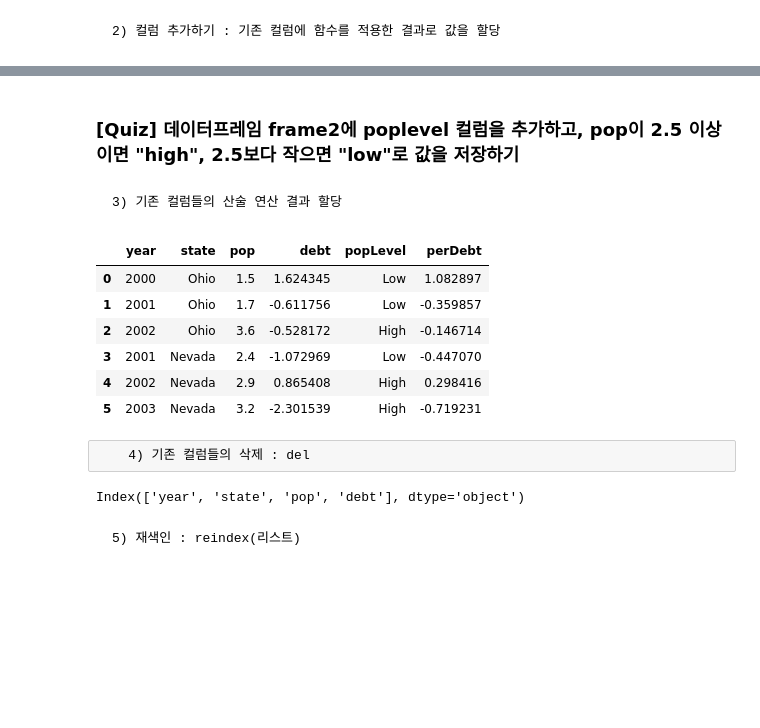
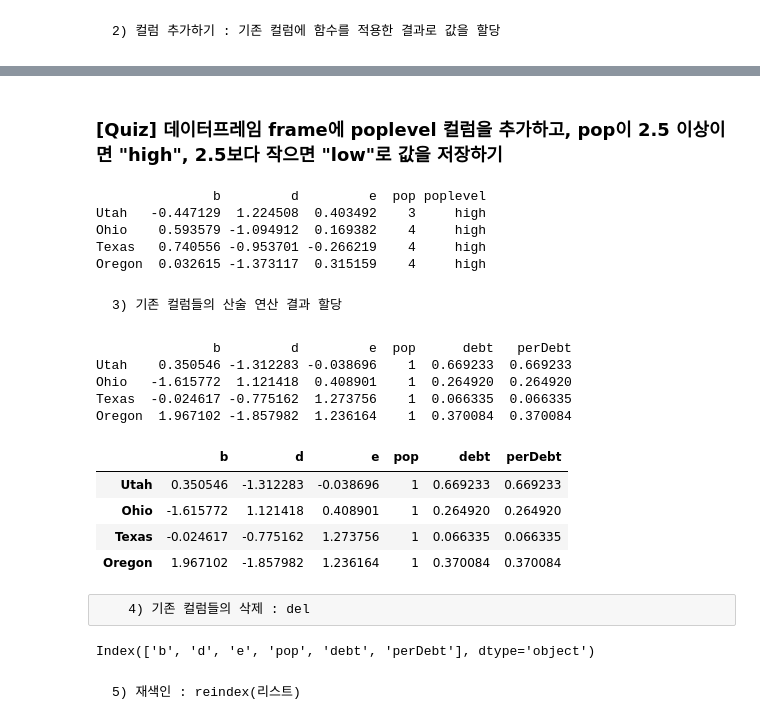
Before and after one commit to NaDongHwi/python_basic_3, a Jupyter notebook: ch05_update_class.ipynb, the cells around one changed output, grey strips where cells are left out. Cells and saved outputs as stored; diff of their text form; code cells hidden in the pictures; blank space fills up the shorter version.

```diff
--- a/ch05_update_class.ipynb
+++ b/ch05_update_class.ipynb
@@ -1019,26 +1109,69 @@ Oregon -0.390402 -0.064310  0.662553
 # %% [markdown]
-### [Quiz] 데이터프레임 frame2에 poplevel 컬럼을 추가하고, pop이 2.5 이상이면 "high", 2.5보다 작으면 "low"로 값을 저장하기
+### [Quiz] 데이터프레임 frame에 poplevel 컬럼을 추가하고, pop이 2.5 이상이면 "high", 2.5보다 작으면 "low"로 값을 저장하기
+# %%
+import numpy as np
+import pandas as pd
+frame = pd.DataFrame(np.random.standard_normal((4,3)),
+                     columns = list("bde"),
+                     index = ["Utah", "Ohio","Texas", "Oregon"])
+frame["pop"] = np.random.randint(1, 5, size=4)
+frame["poplevel"] = np.where(frame["pop"] >= 2.5, "high", "low")
+print(frame)
+# %% [output]
+               b         d         e  pop poplevel
+Utah   -0.447129  1.224508  0.403492    3     high
+Ohio    0.593579 -1.094912  0.169382    4     high
+Texas   0.740556 -0.953701 -0.266219    4     high
+Oregon  0.032615 -1.373117  0.315159    4     high
 # %% [markdown]
     3) 기존 컬럼들의 산술 연산 결과 할당
+# %%
+import numpy as np
+import pandas as pd
+
+# 데이터프레임 생성
+frame = pd.DataFrame(np.random.standard_normal((4,3)),
+                     columns = list("bde"),
+                     index = ["Utah", "Ohio","Texas", "Oregon"])
+
+# 'pop' 컬럼 생성
+frame["pop"] = np.random.randint(1, 5, size=4)
+
+# 'debt' 컬럼 생성
+frame["debt"] = np.random.rand(4)
+
+# 'perDebt' 컬럼 추가
+frame['perDebt'] = frame['debt'] / frame['pop']
+
+# 결과 출력
+print(frame)
+# %% [output]
+               b         d         e  pop      debt   perDebt
+Utah    0.350546 -1.312283 -0.038696    1  0.669233  0.669233
+Ohio   -1.615772  1.121418  0.408901    1  0.264920  0.264920
+Texas  -0.024617 -0.775162  1.273756    1  0.066335  0.066335
+Oregon  1.967102 -1.857982  1.236164    1  0.370084  0.370084
 # %%
 # perDebt 컬럼을 추가하고, debt을 pop의 값을 나눈 값으로 할당하기
-frame2['perDebt'] = frame2['debt']/frame2['pop']
-frame2
+frame['perDebt'] = frame['debt']/frame['pop']
+frame
 # %% [output]
-|  | year | state | pop | debt | popLevel | perDebt |
-| 0 | 2000 | Ohio | 1.5 | 1.624345 | Low | 1.082897 |
-| 1 | 2001 | Ohio | 1.7 | -0.611756 | Low | -0.359857 |
-| 2 | 2002 | Ohio | 3.6 | -0.528172 | High | -0.146714 |
-| 3 | 2001 | Nevada | 2.4 | -1.072969 | Low | -0.447070 |
-| 4 | 2002 | Nevada | 2.9 | 0.865408 | High | 0.298416 |
-| 5 | 2003 | Nevada | 3.2 | -2.301539 | High | -0.719231 |
+|  | b | d | e | pop | debt | perDebt |
+| Utah | 0.350546 | -1.312283 | -0.038696 | 1 | 0.669233 | 0.669233 |
+| Ohio | -1.615772 | 1.121418 | 0.408901 | 1 | 0.264920 | 0.264920 |
+| Texas | -0.024617 | -0.775162 | 1.273756 | 1 | 0.066335 | 0.066335 |
+| Oregon | 1.967102 | -1.857982 | 1.236164 | 1 | 0.370084 | 0.370084 |
 # %% [raw]
     4) 기존 컬럼들의 삭제 : del
-# %%
-del frame2["eastern"]
-frame2.columns
-# %% [output]
-Index(['year', 'state', 'pop', 'debt'], dtype='object')
+# %%
+try:
+    del frame["eastern"]
+except KeyError:
+    pass
+
+frame.columns
+# %% [output]
+Index(['b', 'd', 'e', 'pop', 'debt', 'perDebt'], dtype='object')
 # %% [markdown]
     5) 재색인 : reindex(리스트)
 # %%
```
Also changed, not shown: parts of 107 cells of this notebook, 1 other file.
